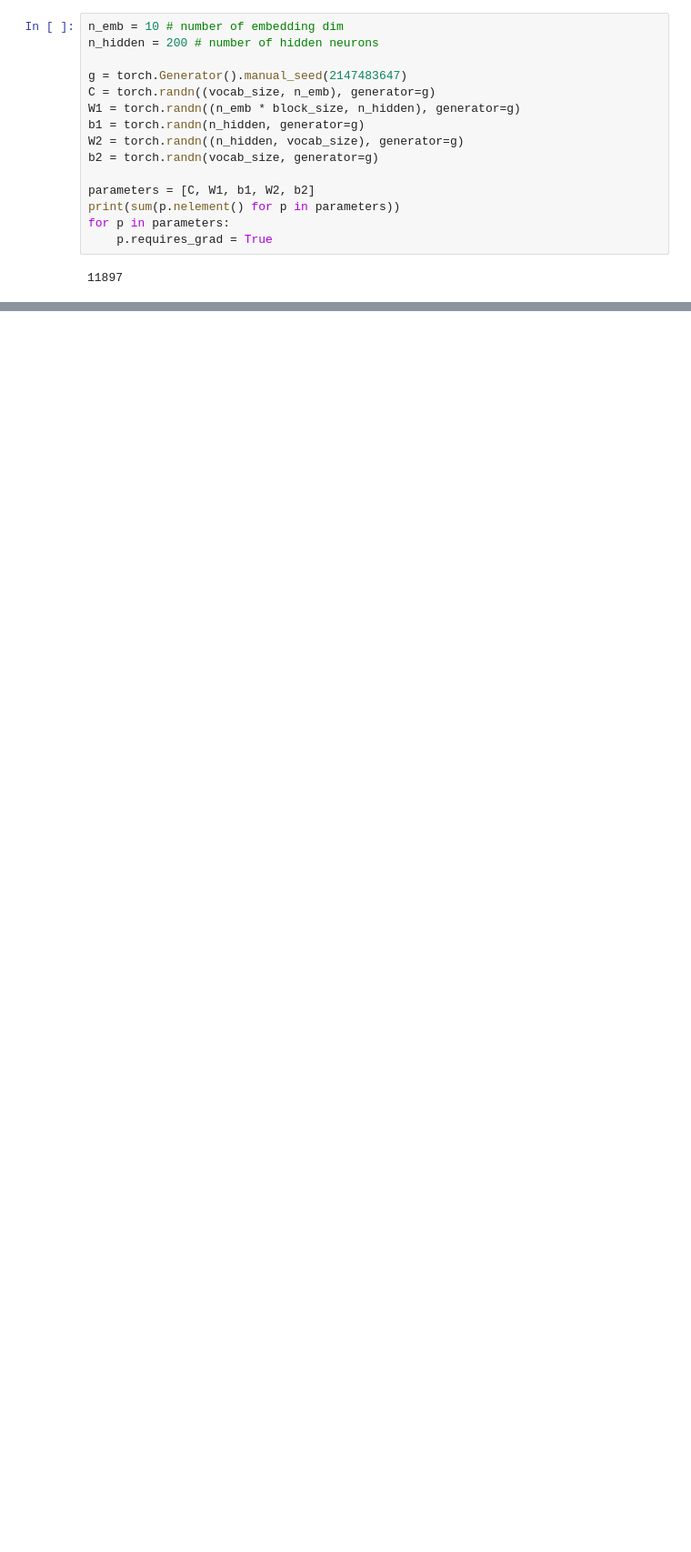
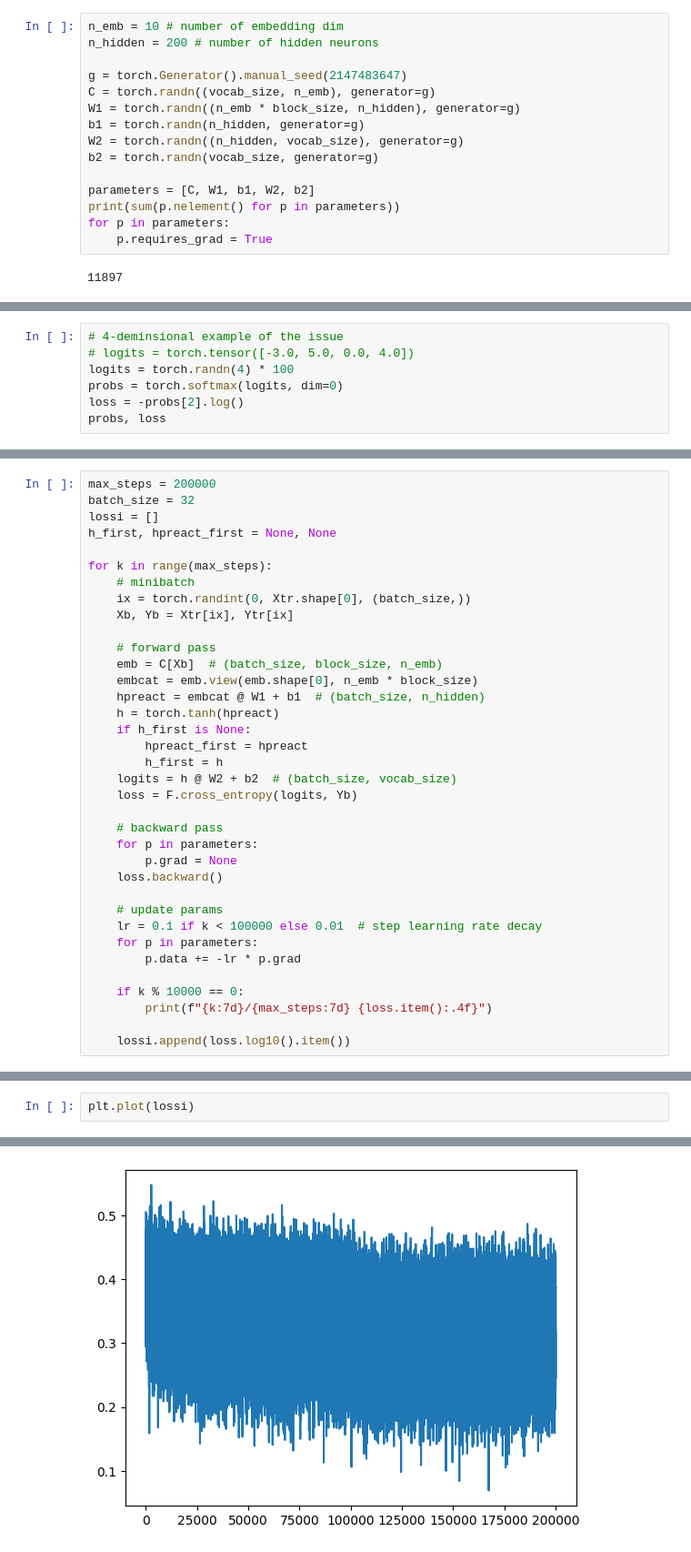
Before and after one commit to mnjm/makemore, a Jupyter notebook: 3-mlp-2.ipynb, the cells around one changed output, grey strips where cells are left out. Shown at 91% size. Saved outputs shown, nothing was run; the diff lists cells and outputs as text; blank space fills up the shorter version.

```diff
--- a/3-mlp-2.ipynb
+++ b/3-mlp-2.ipynb
@@ -197,0 +210,7 @@ edi
+# %%
+# 4-deminsional example of the issue
+# logits = torch.tensor([-3.0, 5.0, 0.0, 4.0])
+logits = torch.randn(4) * 100
+probs = torch.softmax(logits, dim=0)
+loss = -probs[2].log()
+probs, loss
@@ -197,0 +243,36 @@ edi
+# %%
+max_steps = 200000
+batch_size = 32
+lossi = []
+h_first, hpreact_first = None, None
+
+for k in range(max_steps):
+    # minibatch
+    ix = torch.randint(0, Xtr.shape[0], (batch_size,))
+    Xb, Yb = Xtr[ix], Ytr[ix]
+
+    # forward pass
+    emb = C[Xb]  # (batch_size, block_size, n_emb)
+    embcat = emb.view(emb.shape[0], n_emb * block_size)
+    hpreact = embcat @ W1 + b1  # (batch_size, n_hidden)
+    h = torch.tanh(hpreact)
+    if h_first is None:
+        hpreact_first = hpreact
+        h_first = h
+    logits = h @ W2 + b2  # (batch_size, vocab_size)
+    loss = F.cross_entropy(logits, Yb)
+
+    # backward pass
+    for p in parameters:
+        p.grad = None
+    loss.backward()
+
+    # update params
+    lr = 0.1 if k < 100000 else 0.01  # step learning rate decay
+    for p in parameters:
+        p.data += -lr * p.grad
+
+    if k % 10000 == 0:
+        print(f"{k:7d}/{max_steps:7d} {loss.item():.4f}")
+
+    lossi.append(loss.log10().item())
@@ -197,0 +300,3 @@ edi
+# %%
+plt.plot(lossi)
+# %% [output]
@@ -197,0 +304 @@ edi
+[figure, added]
```
Also changed, not shown: parts of 41 cells of this notebook.
